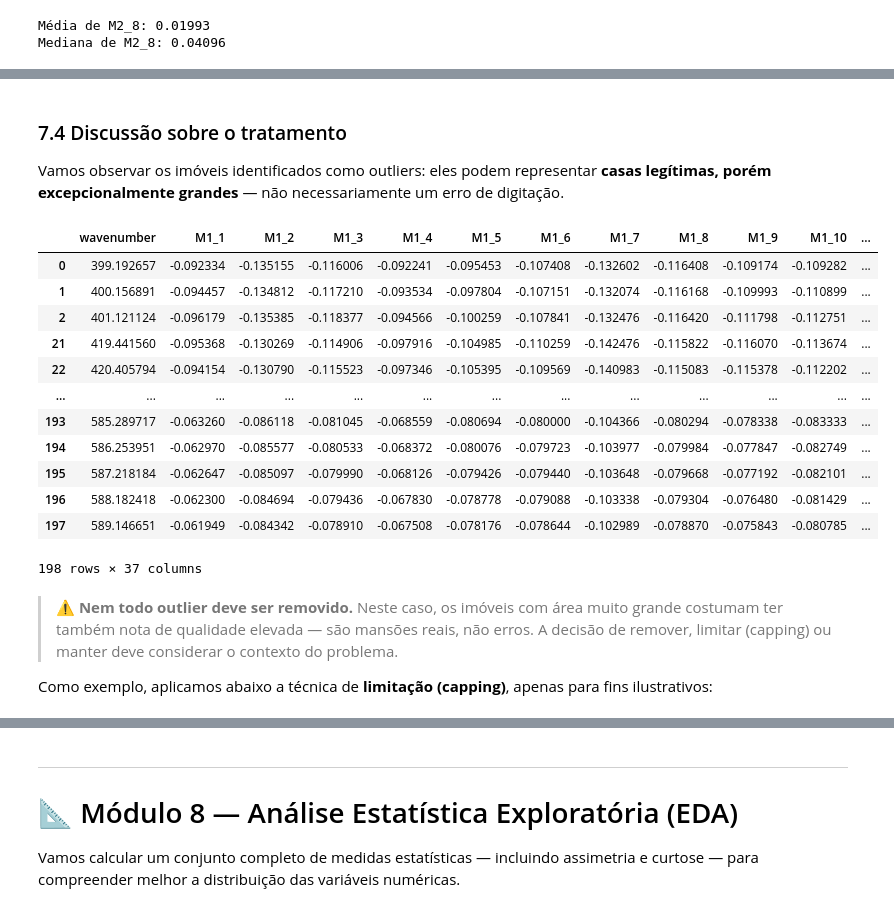
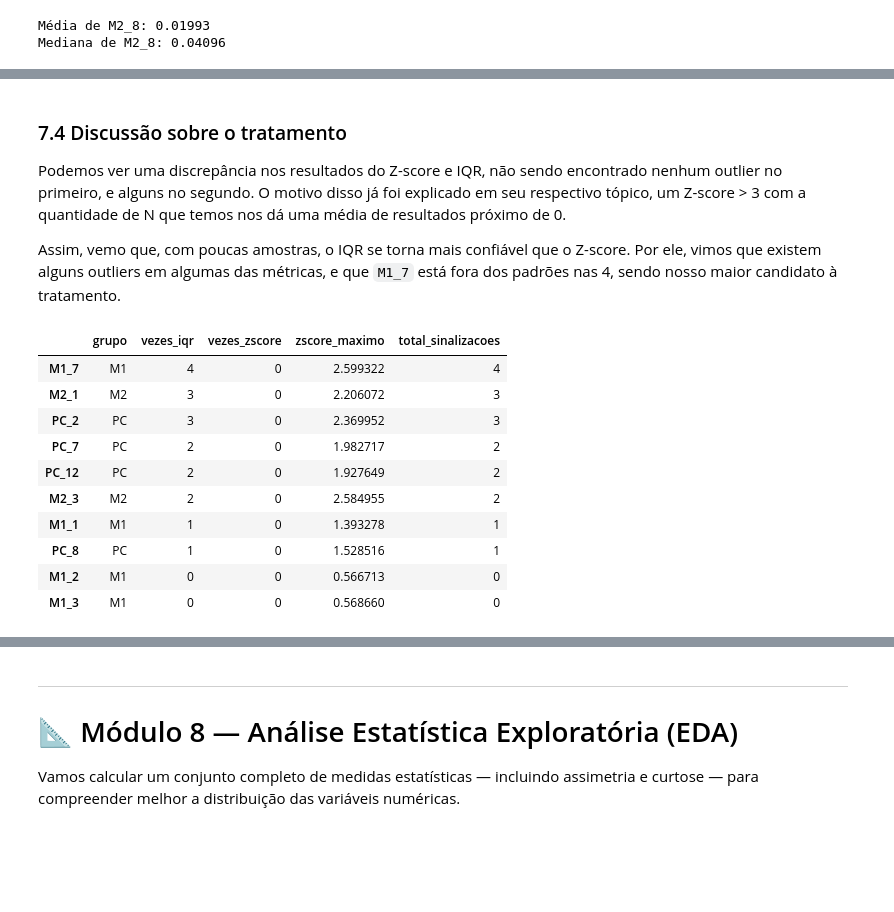
Before and after one commit to Juan-Vyctor/IA, a Jupyter notebook: atividade1/analise_espectros.ipynb, the cells around one changed output, grey strips where cells are left out. Cells and saved outputs as stored; diff of their text form; code cells hidden in the pictures; blank space fills up the shorter version.

```diff
--- a/atividade1/analise_espectros.ipynb
+++ b/atividade1/analise_espectros.ipynb
@@ -453,14 +474,18 @@ plt.show()
 # %%
-Q1 = dataframe_limpo["M2_8"].quantile(0.25).round(5)
-Q3 = dataframe_limpo["M2_8"].quantile(0.75).round(5)
-IQR = Q3 - Q1
+# variável usada num passo futuro
+resumo["vezes_iqr"] = 0
 
-limite_inferior = Q1 - 1.5 * IQR
-limite_superior = Q3 + 1.5 * IQR
+for metrica in metricas:
+    Q1 = resumo[metrica].quantile(0.25)
+    Q3 = resumo[metrica].quantile(0.75)
+    IQR = Q3 - Q1
 
-outliers_iqr = dataframe_limpo[(dataframe_limpo["M2_8"] < limite_inferior) | (dataframe_limpo["M2_8"] > limite_superior)]
+    limite_inferior = Q1 - 1.5 * IQR
+    limite_superior = Q3 + 1.5 * IQR
 
-print(f"Q1 = {Q1} | Q3 = {Q3} | IQR = {IQR}")
-print(f"Limite inferior: {limite_inferior:.2f} | Limite superior: {limite_superior:.2f}")
-print(f"Número de outliers detectados (IQR): {len(outliers_iqr)}")
+    # como os nomes das colunas são diferentes, cata elas por isso aqui
+    fora = resumo.index[(resumo[metrica] < limite_inferior) | (resumo[metrica] > limite_superior)]
+    resumo.loc[fora, "vezes_iqr"] += 1
+
+    print(f"Outliers no campo {metrica}: {list(fora)}")
 # %% [output]
@@ -472,7 +499,14 @@ Número de outliers detectados (IQR): 198
 # %%
-dataframe_limpo["zscore_M2_8"] = np.abs(stats.zscore(dataframe_limpo["M2_8"]))
-outliers_zscore = dataframe_limpo[dataframe_limpo["zscore_M2_8"] > 3]
+colunas_zscore = []
 
-print(f"Número de outliers detectados (Z-score > 3): {len(outliers_zscore)}")
-outliers_zscore[["M2_8", "zscore_M2_8"]].sort_values("zscore_M2_8", ascending=False).head()
+for metrica in metricas :
+    resumo["zscore_" + metrica] = np.abs(stats.zscore(resumo[metrica]))
+    colunas_zscore.append("zscore_" + metrica)
+
+resumo["zscore_maximo"] = resumo[colunas_zscore].max(axis=1)
+
+outliers_zscore = resumo[resumo["zscore_maximo"] > 3]
+
+print(f"Número de amostras detectadas como outliers (Z-score > 3): {len(outliers_zscore)}")
+resumo[colunas_zscore + ["zscore_maximo"]].sort_values("zscore_maximo", ascending=False).head()
 # %% [output]
@@ -484,25 +535,24 @@ Número de outliers detectados (Z-score > 3): 3
 # %% [markdown]
 ### 7.4 Discussão sobre o tratamento
+Podemos ver uma discrepância nos resultados do Z-score e IQR, não sendo encontrado nenhum outlier no primeiro, e alguns no segundo. O motivo disso já foi explicado em seu respectivo tópico, um Z-score > 3 com a quantidade de N que temos nos dá uma média de resultados próximo de 0.
 
-Vamos observar os imóveis identificados como outliers: eles podem representar **casas legítimas, porém excepcionalmente grandes** — não necessariamente um erro de digitação.
+Assim, vemo que, com poucas amostras, o IQR se torna mais confiável que o Z-score. Por ele, vimos que existem alguns outliers em algumas das métricas, e que `M1_7` está fora dos padrões nas 4, sendo nosso maior candidato à tratamento.
 # %%
-outliers_iqr.sort_values("M2_8", ascending=True)
+resumo["vezes_zscore"] = (resumo["zscore_maximo"] > 3).astype(int)
+resumo["total_sinalizacoes"] = resumo["vezes_iqr"] + resumo["vezes_zscore"]
+
+consolidado = resumo[["grupo", "vezes_iqr", "vezes_zscore", "zscore_maximo", "total_sinalizacoes"]]
+consolidado.sort_values("total_sinalizacoes", ascending=False).head(10)
 # %% [output]
-|  | wavenumber | M1_1 | M1_2 | M1_3 | M1_4 | M1_5 | M1_6 | M1_7 | M1_8 | M1_9 | M1_10 | ... |
-| 0 | 399.192657 | -0.092334 | -0.135155 | -0.116006 | -0.092241 | -0.095453 | -0.107408 | -0.132602 | -0.116408 | -0.109174 | -0.109282 | ... |
-| 1 | 400.156891 | -0.094457 | -0.134812 | -0.117210 | -0.093534 | -0.097804 | -0.107151 | -0.132074 | -0.116168 | -0.109993 | -0.110899 | ... |
-| 2 | 401.121124 | -0.096179 | -0.135385 | -0.118377 | -0.094566 | -0.100259 | -0.107841 | -0.132476 | -0.116420 | -0.111798 | -0.112751 | ... |
-| 21 | 419.441560 | -0.095368 | -0.130269 | -0.114906 | -0.097916 | -0.104985 | -0.110259 | -0.142476 | -0.115822 | -0.116070 | -0.113674 | ... |
-| 22 | 420.405794 | -0.094154 | -0.130790 | -0.115523 | -0.097346 | -0.105395 | -0.109569 | -0.140983 | -0.115083 | -0.115378 | -0.112202 | ... |
-| ... | ... | ... | ... | ... | ... | ... | ... | ... | ... | ... | ... | ... |
-| 193 | 585.289717 | -0.063260 | -0.086118 | -0.081045 | -0.068559 | -0.080694 | -0.080000 | -0.104366 | -0.080294 | -0.078338 | -0.083333 | ... |
-| 194 | 586.253951 | -0.062970 | -0.085577 | -0.080533 | -0.068372 | -0.080076 | -0.079723 | -0.103977 | -0.079984 | -0.077847 | -0.082749 | ... |
-| 195 | 587.218184 | -0.062647 | -0.085097 | -0.079990 | -0.068126 | -0.079426 | -0.079440 | -0.103648 | -0.079668 | -0.077192 | -0.082101 | ... |
-| 196 | 588.182418 | -0.062300 | -0.084694 | -0.079436 | -0.067830 | -0.078778 | -0.079088 | -0.103338 | -0.079304 | -0.076480 | -0.081429 | ... |
-| 197 | 589.146651 | -0.061949 | -0.084342 | -0.078910 | -0.067508 | -0.078176 | -0.078644 | -0.102989 | -0.078870 | -0.075843 | -0.080785 | ... |
+|  | grupo | vezes_iqr | vezes_zscore | zscore_maximo | total_sinalizacoes |
+| M1_7 | M1 | 4 | 0 | 2.599322 | 4 |
+| M2_1 | M2 | 3 | 0 | 2.206072 | 3 |
+| PC_2 | PC | 3 | 0 | 2.369952 | 3 |
+| PC_7 | PC | 2 | 0 | 1.982717 | 2 |
+| PC_12 | PC | 2 | 0 | 1.927649 | 2 |
+| M2_3 | M2 | 2 | 0 | 2.584955 | 2 |
+| M1_1 | M1 | 1 | 0 | 1.393278 | 1 |
+| PC_8 | PC | 1 | 0 | 1.528516 | 1 |
+| M1_2 | M1 | 0 | 0 | 0.566713 | 0 |
+| M1_3 | M1 | 0 | 0 | 0.568660 | 0 |
-198 rows × 37 columns
-# %% [markdown]
-> ⚠️ **Nem todo outlier deve ser removido.** Neste caso, os imóveis com área muito grande costumam ter também nota de qualidade elevada — são mansões reais, não erros. A decisão de remover, limitar (capping) ou manter deve considerar o contexto do problema.
-
-Como exemplo, aplicamos abaixo a técnica de **limitação (capping)**, apenas para fins ilustrativos:
 # %%
```
Also changed, not shown: parts of 40 cells of this notebook.
